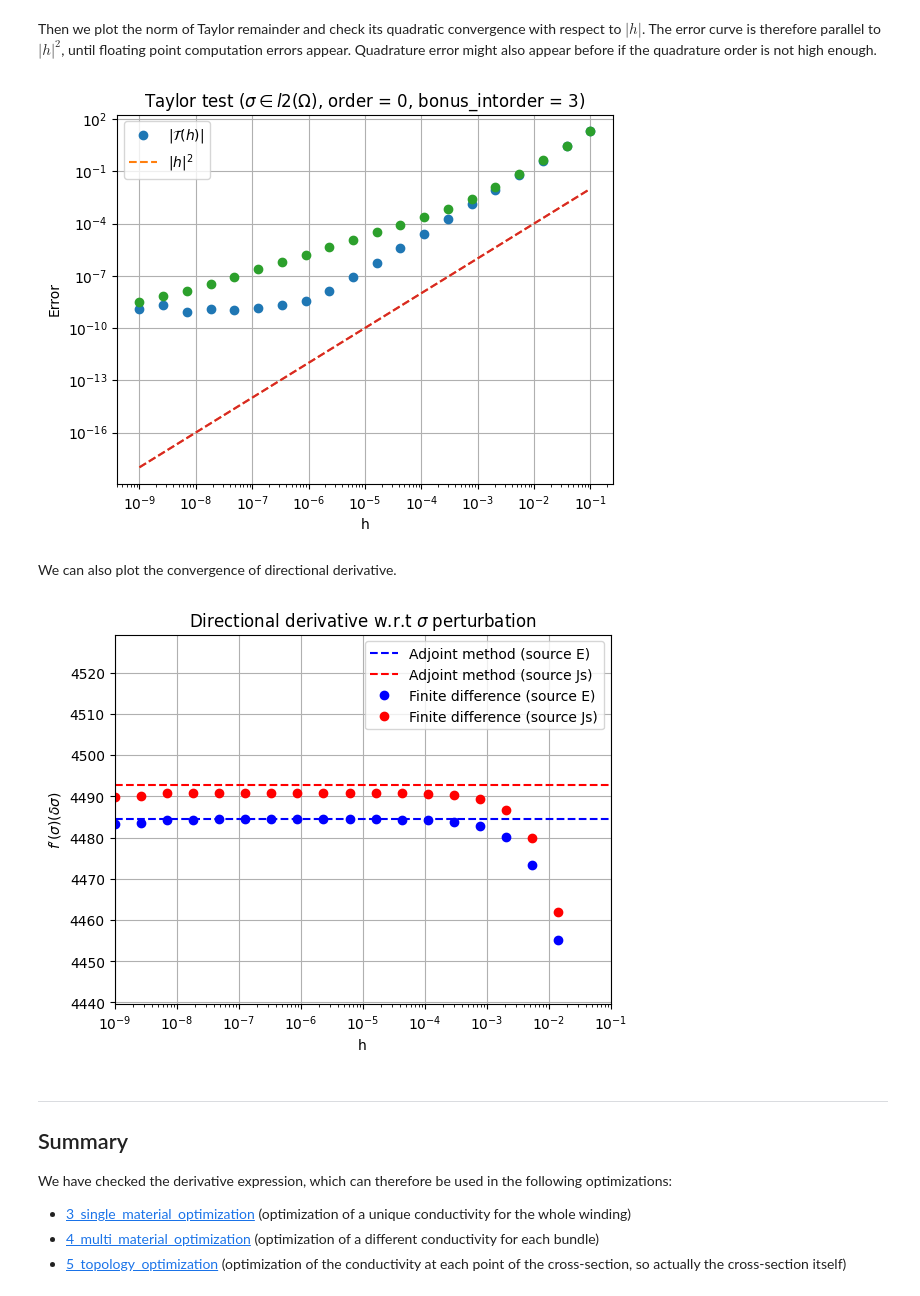
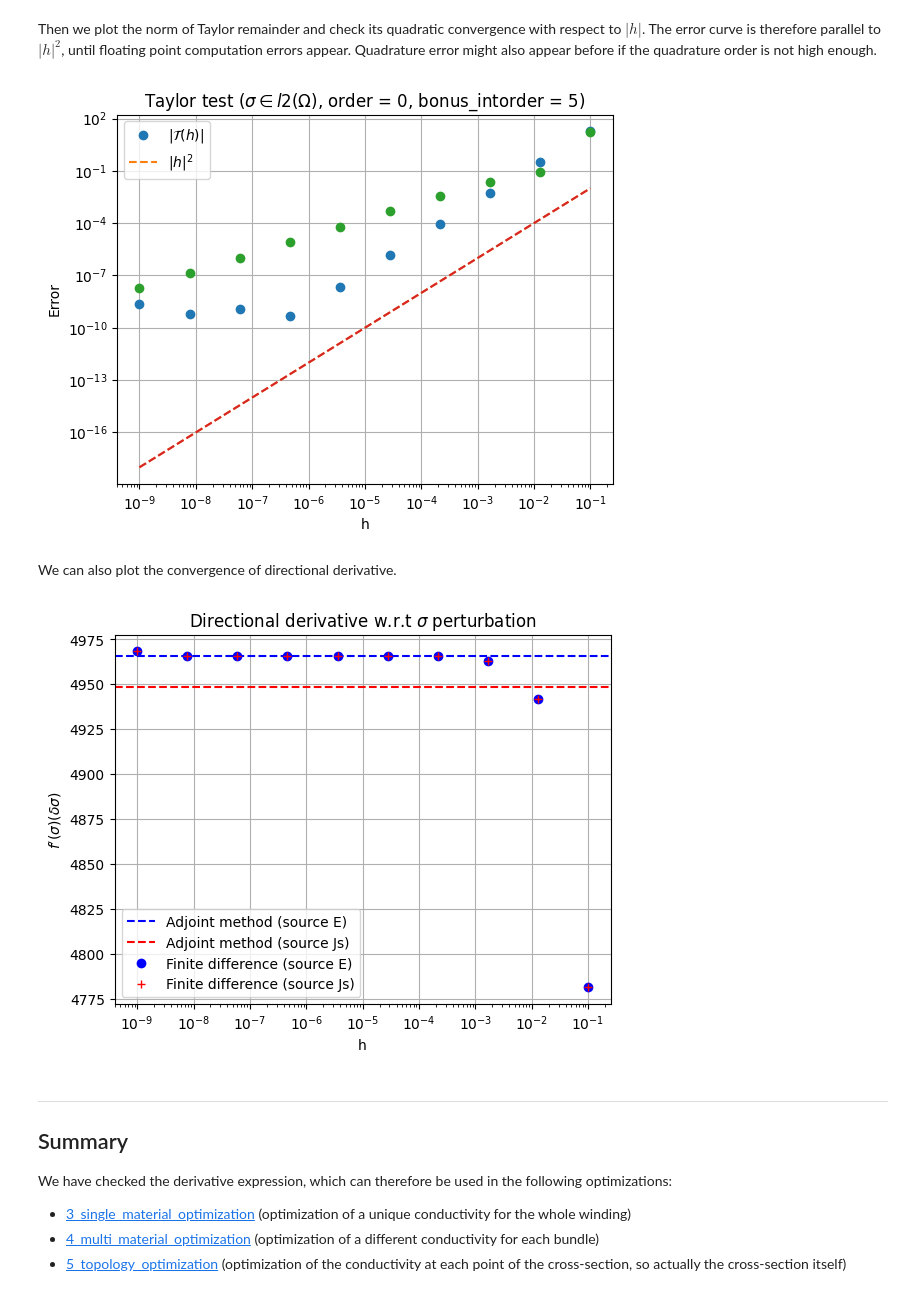
Before and after one commit to tcherrie/topopt-AC-losses, a Jupyter notebook: 2_taylor_tests copy.ipynb, the cells around one changed output. Saved outputs shown, nothing was run; the diff lists cells and outputs as text; code cells hidden in the pictures.

Commit message:
fix Js inconstitency - still strange Taylor test

```diff
--- a/2_taylor_tests copy.ipynb
+++ b/2_taylor_tests copy.ipynb
@@ -63,7 +63,7 @@ bundles = bundle_arrangement(winding, bundles_per_half_slot=bundles_per_half_slo
 
 We define the type of FEM and its order. Higher order shape functions allow higher order curved mesh for improved accuracy.
 # %%
-curve_order = 2
+curve_order = 1
 fem_order = curve_order
 # %%
 from ngsolve import Periodic, H1
@@ -83,7 +83,7 @@ From the numerical point of view, we might have problems with the quadrature ord
 
 This quadrature order can be modified with `bonus_intorder`; default is 3, which leads to satisfying results of the Taylor tests.
 # %%
-bonus_intorder = 3 # default is 3, try with 0 to see the impact on error convergence of Taylor tests
+bonus_intorder = 5 # default is 3, try with 0 to see the impact on error convergence of Taylor tests
 # %%
 from utils.physics_symmetric import solve_magnetoharmonic, solve_magnetoharmonic2, joule_losses, joule_losses2
 from utils.optimization_symmetric import d_joule_losses, d_joule_losses2
@@ -108,8 +108,7 @@ def dF_losses(sigma):
                         magnetization = M,
                         conductivity=sigma,
                         supply = bundles,
-                        bonus_intorder = bonus_intorder,
-                        verbose = 1)
+                        bonus_intorder = bonus_intorder)
        return d_joule_losses(result, sigma, wrt = "conductivity", bonus_intorder = bonus_intorder)
 
 
@@ -133,8 +132,7 @@ def dF_losses2(sigma):
                         magnetization = M,
                         conductivity=sigma,
                         supply = bundles,
-                        bonus_intorder = bonus_intorder,
-                        verbose = 2)
+                        bonus_intorder = bonus_intorder)
        return d_joule_losses2(result, sigma, wrt = "conductivity", bonus_intorder = bonus_intorder)
 # %% [markdown]
 ### 2.c) Taylor tests
@@ -151,7 +149,7 @@ sigma_ref.Set(sigma)
 
 import numpy as np
 seed = np.random.randint(10**5)
-H, taylor_remainder, dF0, dF_estimated = taylor_test(F_losses,  dF_losses,  sigma_ref, seed = seed, H =  np.logspace(-9,-1,20), verbose = 2)
+H, taylor_remainder, dF0, dF_estimated = taylor_test(F_losses,  dF_losses,  sigma_ref, seed = seed, H =  np.logspace(-9,-1,10), verbose = 2)
 sigma_ref.Set(sigma)
-H, taylor_remainder2, dF02, dF_estimated2 = taylor_test(F_losses2,  dF_losses2,  sigma_ref, seed = seed, H =  np.logspace(-9,-1,20), verbose = 2)
+H, taylor_remainder2, dF02, dF_estimated2 = taylor_test(F_losses2,  dF_losses2,  sigma_ref, seed = seed, H =  np.logspace(-9,-1,10), verbose = 2)
 # %% [output]
@@ -186,25 +184,25 @@ plt.title(f"Taylor test ($\\sigma \\in {sigma_ref.space.type[0:2]}(\\Omega)$, or
 plt.savefig(f"scenes/optim/taylor_tests/taylor_test_{sigma_ref.space.type[0:2]}_order{sigma_ref.space.globalorder}_bonusintorder{bonus_intorder}.pdf")
 plt.show()
 # %% [output]
-[figure, old version]
+[figure, new version]
 # %% [markdown]
 We can also plot the convergence of directional derivative.
 # %%
 # Display convergence of directional derivative to the value found by adjoint method
 from numpy import array
 plt.axhline(dF0, linestyle='--', color = "b", label = "Adjoint method (source E) ")
 plt.axhline(dF02, linestyle='--', color = "r", label = "Adjoint method (source Js) ")
 plt.semilogx(H, dF_estimated,'ob', label = "Finite difference (source E)")
-plt.semilogx(H, dF_estimated2,'or', label = "Finite difference (source Js)")
+plt.semilogx(H, dF_estimated2,'+r', label = "Finite difference (source Js)")
 
 min_error = min(abs(dF0-array(dF_estimated)))
-plt.axis([H[0], H[-1], dF0 *0.99, dF0 * 1.01])
+#plt.axis([H[0], H[-1], dF0 *0.999, dF0 * 1.001])
 plt.title("Directional derivative w.r.t $\\sigma$ perturbation"); plt.legend()
 plt.grid(); plt.xlabel("h"); plt.ylabel("$f'(\\sigma)(\\delta\\sigma)$")
 plt.savefig(f"scenes/optim/taylor_tests/derivative_check_FD_{sigma_ref.space.type[0:2]}_order{sigma_ref.space.globalorder}_bonusintorder{bonus_intorder}.pdf")
 plt.show()
 # %% [output]
-[figure, old version]
+[figure, new version]
 # %% [markdown]
 ___
 ## Summary
```
Also changed, not shown: parts of 2 cells of this notebook, 3 other files.
